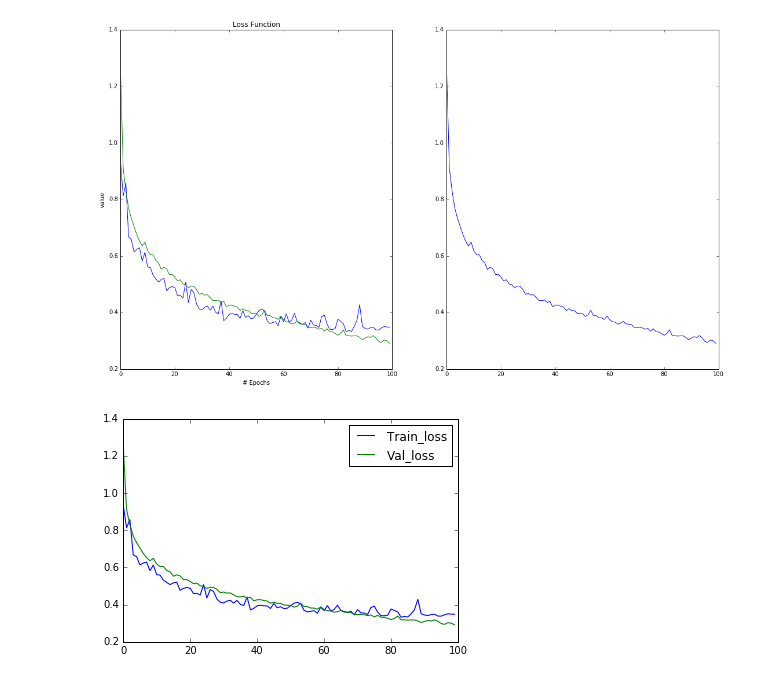
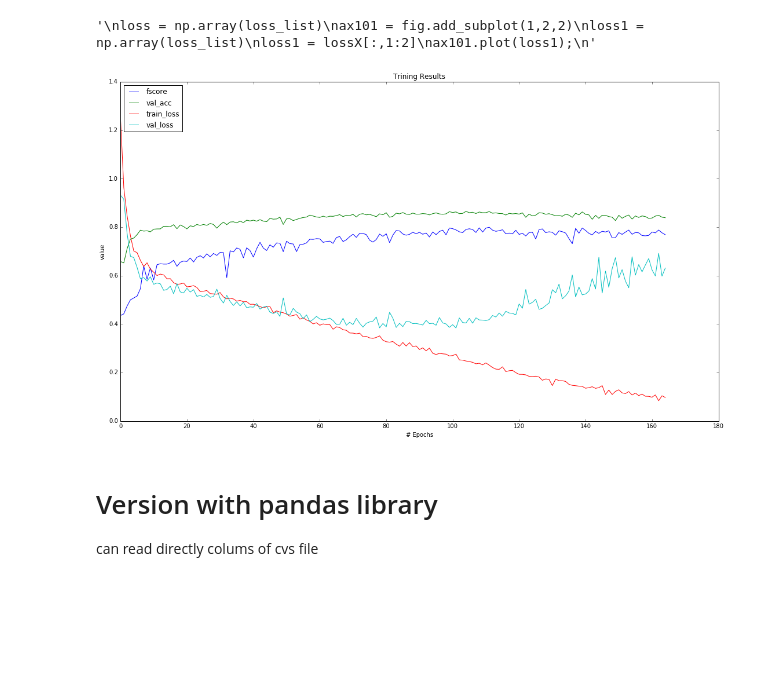
Before and after one commit to ChelovekHe/ild-cnn, a Jupyter notebook: notebooks/ResultPlotting.ipynb, the cells around one changed output. Drawn from its saved outputs; the diff is of its cells as text; code cells hidden in the pictures; blank space fills up the shorter version.

Commit message:
Result Plotting updated
one or multiple values plotted directly from a pandas Dataframe

```diff
--- a/notebooks/ResultPlotting.ipynb
+++ b/notebooks/ResultPlotting.ipynb
@@ -68,9 +12,3 @@ array([ 0.96177405,  0.969103  ,  0.90689657])
 import matplotlib.pyplot as plt
 # %%
 %matplotlib inline
-# %%
-fig = plt.figure()
-ax1 = fig.add_subplot(1,1,1)
-x = np.linspace(0, 3*np.pi, 1000)
-y = np.sin(x**2)
-ax1.plot(x,y);
@@ -92,18 +15,15 @@ import csv
-# %%
-with open('names.csv', 'w') as csvfile:
-    fieldnames = ['first_name', 'last_name']
-    writer = csv.DictWriter(csvfile, fieldnames=fieldnames)
-
-    writer.writeheader()
-    writer.writerow({'first_name': 'Baked', 'last_name': 'Beans'})
-    writer.writerow({'first_name': 'Lovely', 'last_name': 'Spam'})
-    writer.writerow({'first_name': 'Wonderful', 'last_name': 'Spam'})
 # %%
 with open('trial.csv', 'rb') as csvfile:
     reader = csv.DictReader(csvfile)
-    loss_list = []
+    fscore = []
+    val_accuracy = []
+    train_loss = []
+    val_loss = []
     x = []
     for row in reader:
-        # print(row['Epoch'], row[' Val_loss'], row[' Train_loss'])
-        loss_list.append([float(row[' Val_loss']),float(row[' Train_loss'])])
+
+        fscore.append([float(row[' Val_fscore'])])
+        val_accuracy.append([float(row[' Val_acc'])])
+        train_loss.append([float(row[' Train_loss'])])
+        val_loss.append([float(row[' Val_loss'])])
         x.append(row['Epoch'])
@@ -146,27 +29,0 @@ array([[ 1.26021482],
-# %%
-fig = plt.figure()
-fig.set_size_inches(18.5, 10.5)
-ax100 = fig.add_subplot(1,2,1)
-ax100.set_title('Loss Function')
-ax100.set_xlabel('# Epochs')
-ax100.set_ylabel('value')
-loss = np.array(loss_list)
-
-ax101 = fig.add_subplot(1,2,2)
-loss1 = np.array(loss_list)
-loss1 = lossX[:,1:2]
-
-ax100.plot(loss);
-ax101.plot(loss1);
-# %% [output]
-[figure, removed]
-# %%
-
-
-plt.plot(x, loss_list)
-
-plt.legend(['Train_loss', 'Val_loss'], loc='upper right')
-
-plt.show()
-# %% [output]
-[figure, removed]
@@ -174,0 +30,23 @@ plt.plot()
+# %%
+# plotting
+
+fig = plt.figure()
+fig.set_size_inches(18.5, 10.5)
+
+ax = fig.add_subplot(1,1,1)
+ax.set_title('Trining Results')
+ax.set_xlabel('# Epochs')
+ax.set_ylabel('value')
+
+
+ax.plot(fscore, label='fscore');
+ax.plot(val_accuracy, label='val_acc');
+ax.plot(train_loss, label='train_loss');
+ax.plot(val_loss, label='val_loss');
+legend = ax.legend(loc='upper left', shadow=False)
+# %% [output]
+'\nloss = np.array(loss_list)\nax101 = fig.add_subplot(1,2,2)\nloss1 = np.array(loss_list)\nloss1 = lossX[:,1:2]\nax101.plot(loss1);\n'
+[figure, added]
+# %% [markdown]
+# Version with pandas library
+can read directly colums of cvs file
```
Also changed, not shown: parts of 26 cells of this notebook.
